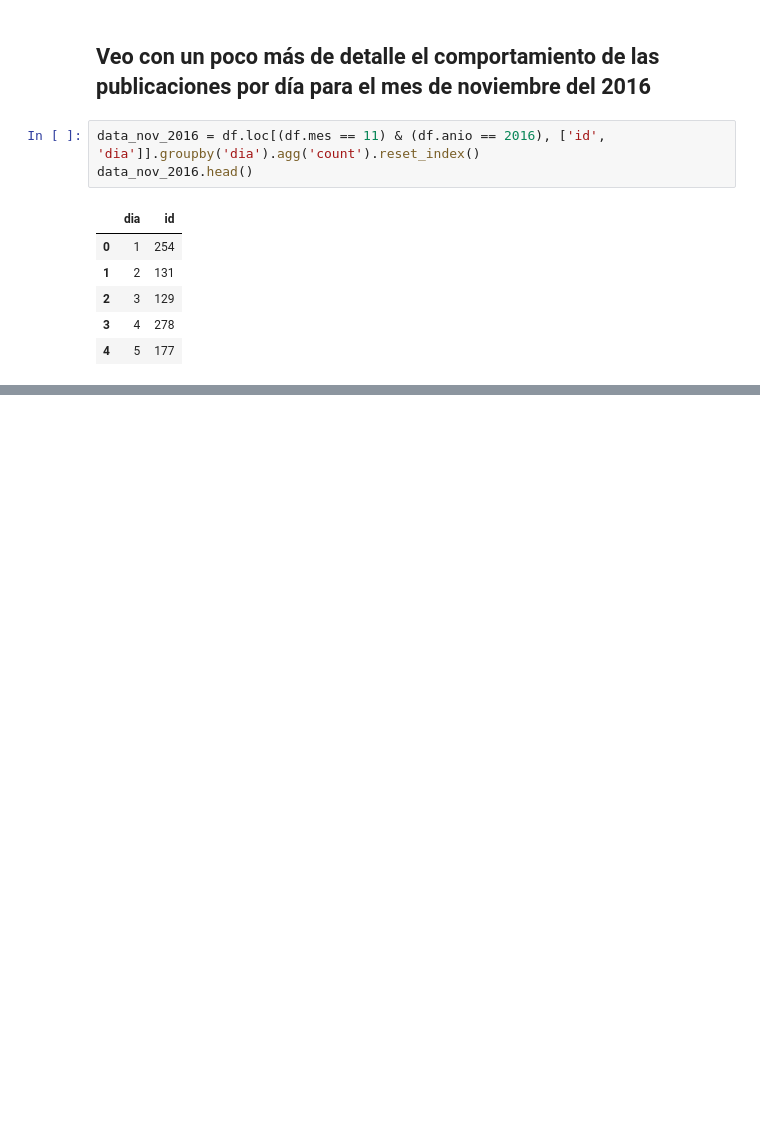
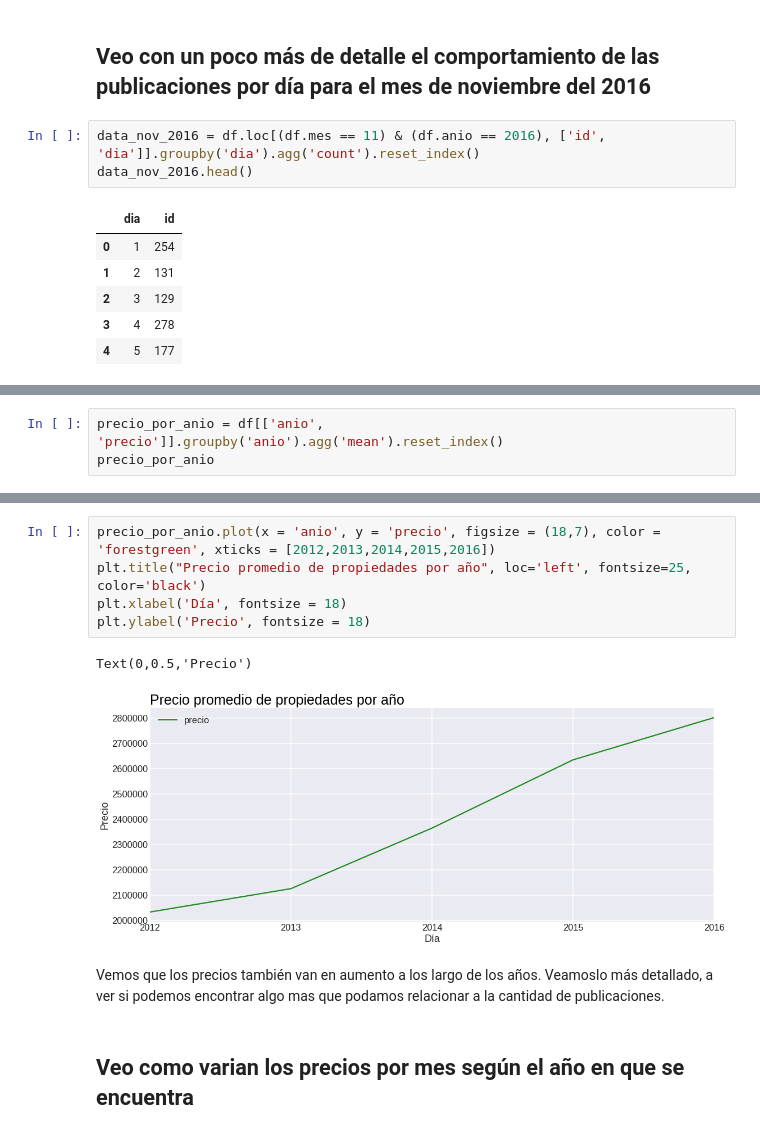
Before and after one commit to luctiz/Grupo43-TP1, a Jupyter notebook: AnalisisTemporales.ipynb, the cells around one changed output, grey strips where cells are left out. Drawn from its saved outputs; the diff is of its cells as text; blank space fills up the shorter version.

```diff
--- a/AnalisisTemporales.ipynb
+++ b/AnalisisTemporales.ipynb
@@ -215,0 +225,3 @@ Text(0,0.5,'Publicaciones')
+# %%
+precio_por_anio = df[['anio', 'precio']].groupby('anio').agg('mean').reset_index()
+precio_por_anio
@@ -215,0 +235,12 @@ Text(0,0.5,'Publicaciones')
+# %%
+precio_por_anio.plot(x = 'anio', y = 'precio', figsize = (18,7), color = 'forestgreen', xticks = [2012,2013,2014,2015,2016])
+plt.title("Precio promedio de propiedades por año", loc='left', fontsize=25, color='black')
+plt.xlabel('Día', fontsize = 18)
+plt.ylabel('Precio', fontsize = 18)
+# %% [output]
+Text(0,0.5,'Precio')
+[figure, added]
+# %% [markdown]
+Vemos que los precios también van en aumento a los largo de los años. Veamoslo más detallado, a ver si podemos encontrar algo mas que podamos relacionar a la cantidad de publicaciones.
+# %% [markdown]
+## Veo como varian los precios por mes según el año en que se encuentra
```
Also changed, not shown: parts of 19 cells of this notebook.
